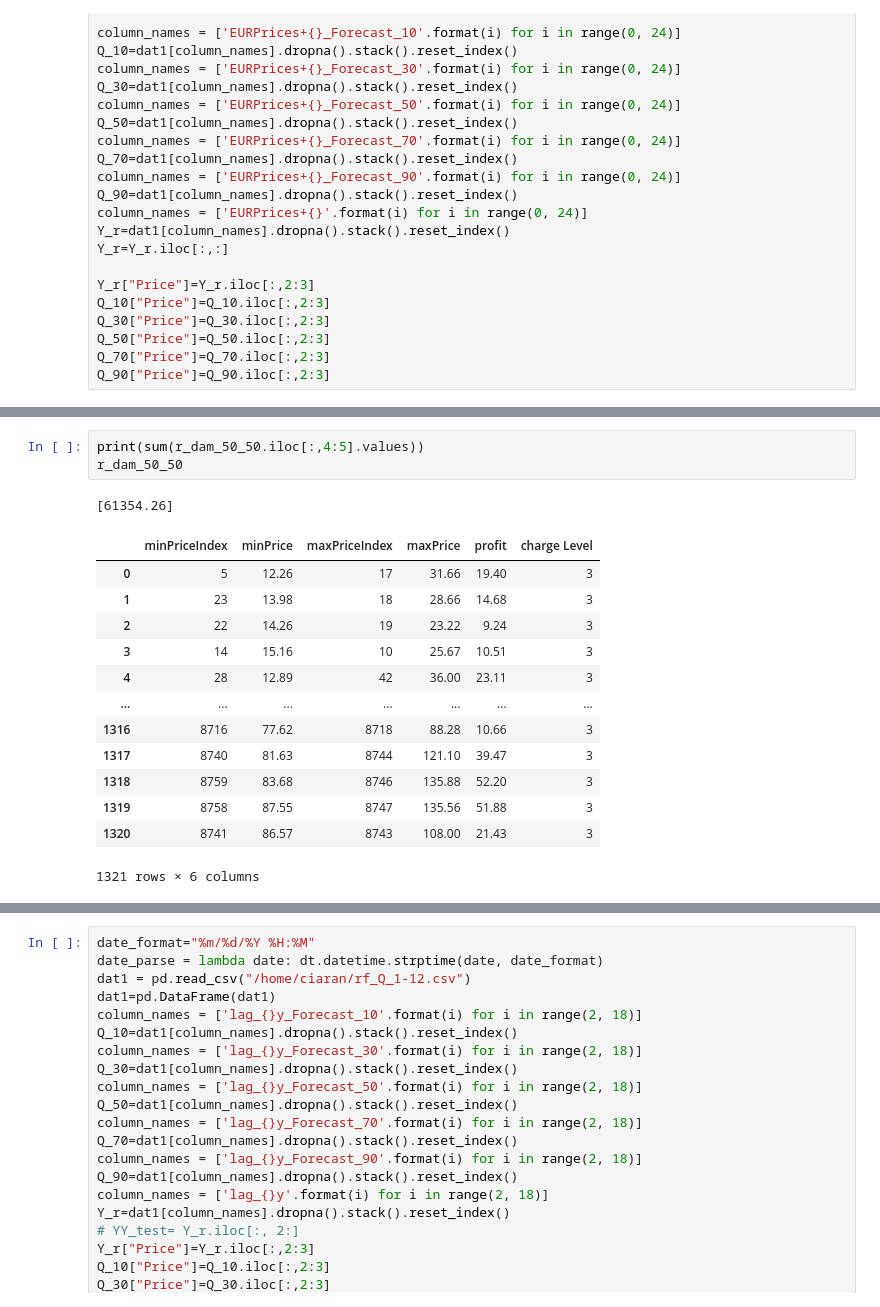
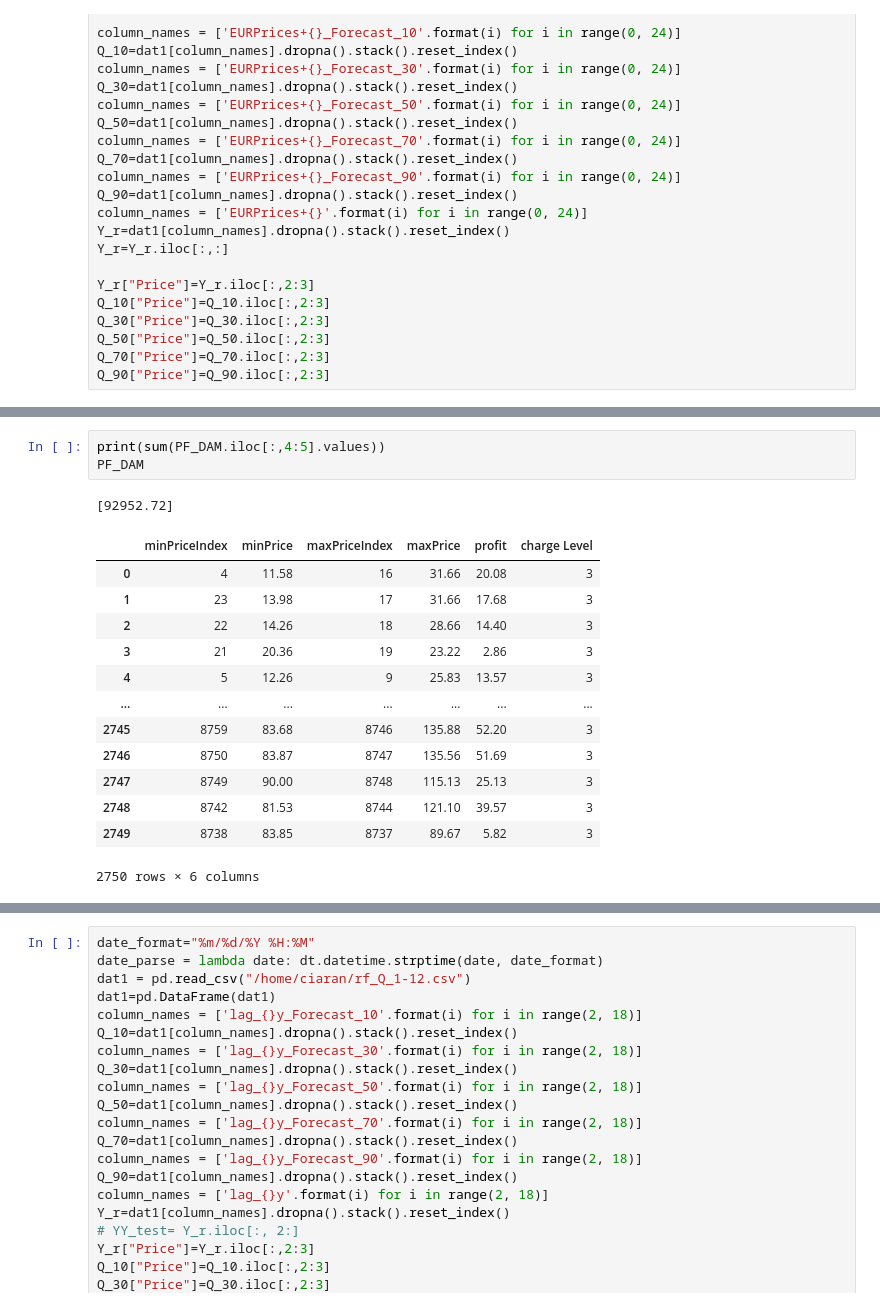
Before and after one commit to ciaranoc123/DAM-BM_Trading, a Jupyter notebook: Maximising the value of electricity - Quantile.ipynb, the cells around one changed output, grey strips where cells are left out. Cells and saved outputs as stored; diff of their text form.

```diff
--- a/Maximising the value of electricity - Quantile.ipynb
+++ b/Maximising the value of electricity - Quantile.ipynb
@@ -198,18 +631,18 @@ r_dam_30_70=run_electricity_strategy(df=Y_r, Q_A_Preds=Q_30, Q_B_Preds=Q_70, eff
-# %%
-print(sum(r_dam_50_50.iloc[:,4:5].values))
-r_dam_50_50
-# %% [output]
-[61354.26]
-|  | minPriceIndex | minPrice | maxPriceIndex | maxPrice | profit | charge Level |
-| 0 | 5 | 12.26 | 17 | 31.66 | 19.40 | 3 |
-| 1 | 23 | 13.98 | 18 | 28.66 | 14.68 | 3 |
-| 2 | 22 | 14.26 | 19 | 23.22 | 9.24 | 3 |
-| 3 | 14 | 15.16 | 10 | 25.67 | 10.51 | 3 |
-| 4 | 28 | 12.89 | 42 | 36.00 | 23.11 | 3 |
-| ... | ... | ... | ... | ... | ... | ... |
-| 1316 | 8716 | 77.62 | 8718 | 88.28 | 10.66 | 3 |
-| 1317 | 8740 | 81.63 | 8744 | 121.10 | 39.47 | 3 |
-| 1318 | 8759 | 83.68 | 8746 | 135.88 | 52.20 | 3 |
-| 1319 | 8758 | 87.55 | 8747 | 135.56 | 51.88 | 3 |
-| 1320 | 8741 | 86.57 | 8743 | 108.00 | 21.43 | 3 |
-1321 rows × 6 columns
+# %%
+print(sum(PF_DAM.iloc[:,4:5].values))
+PF_DAM
+# %% [output]
+[92952.72]
+|  | minPriceIndex | minPrice | maxPriceIndex | maxPrice | profit | charge Level |
+| 0 | 4 | 11.58 | 16 | 31.66 | 20.08 | 3 |
+| 1 | 23 | 13.98 | 17 | 31.66 | 17.68 | 3 |
+| 2 | 22 | 14.26 | 18 | 28.66 | 14.40 | 3 |
+| 3 | 21 | 20.36 | 19 | 23.22 | 2.86 | 3 |
+| 4 | 5 | 12.26 | 9 | 25.83 | 13.57 | 3 |
+| ... | ... | ... | ... | ... | ... | ... |
+| 2745 | 8759 | 83.68 | 8746 | 135.88 | 52.20 | 3 |
+| 2746 | 8750 | 83.87 | 8747 | 135.56 | 51.69 | 3 |
+| 2747 | 8749 | 90.00 | 8748 | 115.13 | 25.13 | 3 |
+| 2748 | 8742 | 81.53 | 8744 | 121.10 | 39.57 | 3 |
+| 2749 | 8738 | 83.85 | 8737 | 89.67 | 5.82 | 3 |
+2750 rows × 6 columns
```
Also changed, not shown: parts of 21 cells of this notebook.
